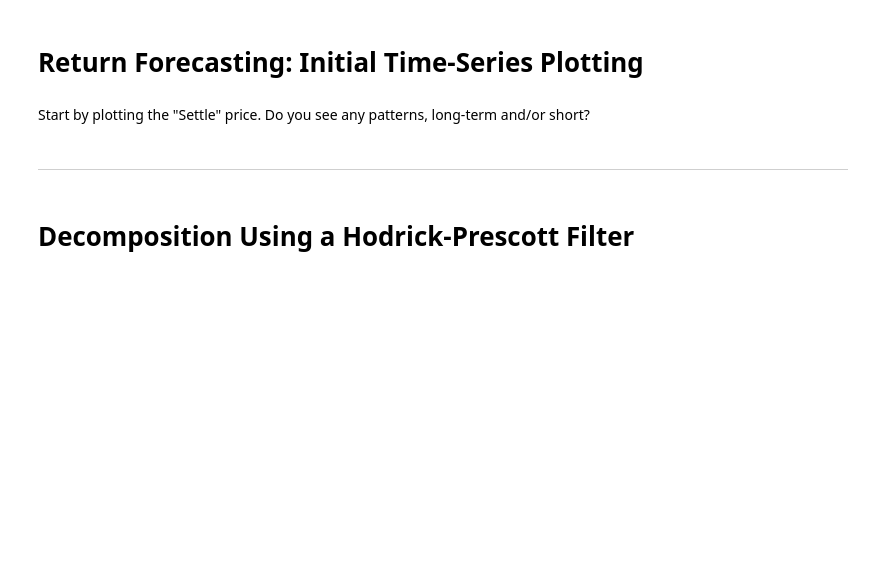
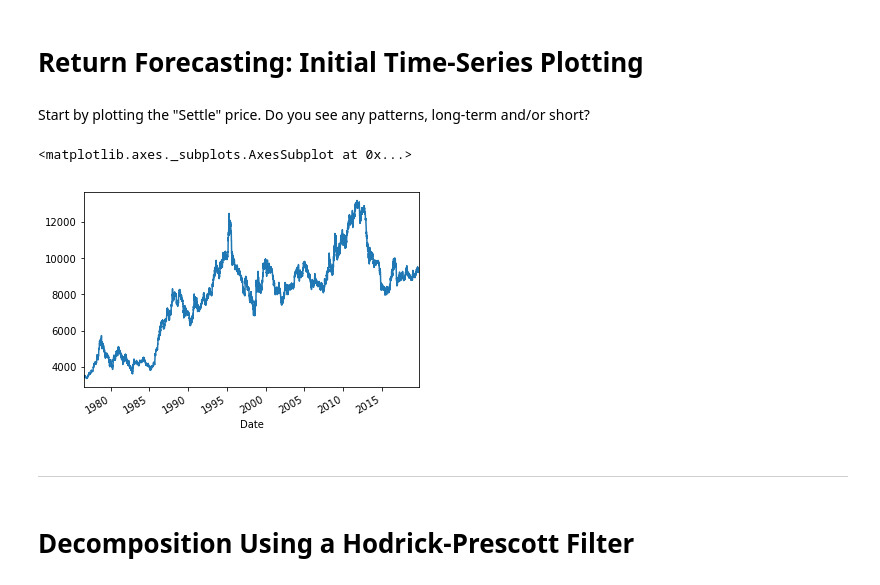
Before and after one commit to arsm800/Time_Series-A_Yen_For_The_Future, a Jupyter notebook: Instructions/Starter_Code/time_series_analysis.ipynb, the cells around one changed output. Cells and saved outputs as stored; diff of their text form; code cells hidden in the pictures; blank space fills up the shorter version.

```diff
--- a/Instructions/Starter_Code/time_series_analysis.ipynb
+++ b/Instructions/Starter_Code/time_series_analysis.ipynb
@@ -39,7 +39,10 @@ yen_futures.head()
  Start by plotting the "Settle" price. Do you see any patterns, long-term and/or short?
 # %%
 # Plot just the "Settle" column from the dataframe:
-# YOUR CODE HERE!
+yen_futures.Settle.plot()
+# %% [output]
+<matplotlib.axes._subplots.AxesSubplot at 0x...>
+[figure, added]
 # %% [markdown]
 ---
 # %% [markdown]
```
